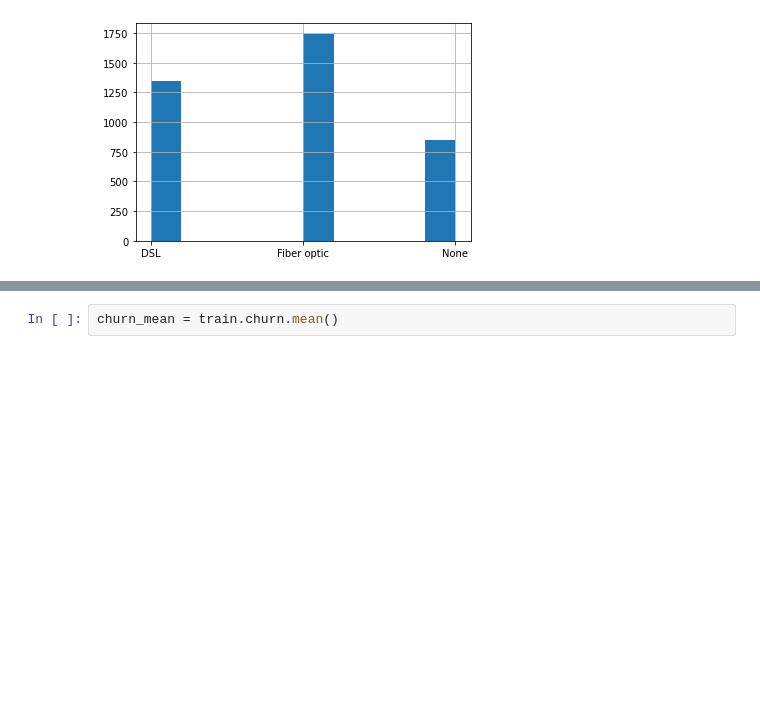
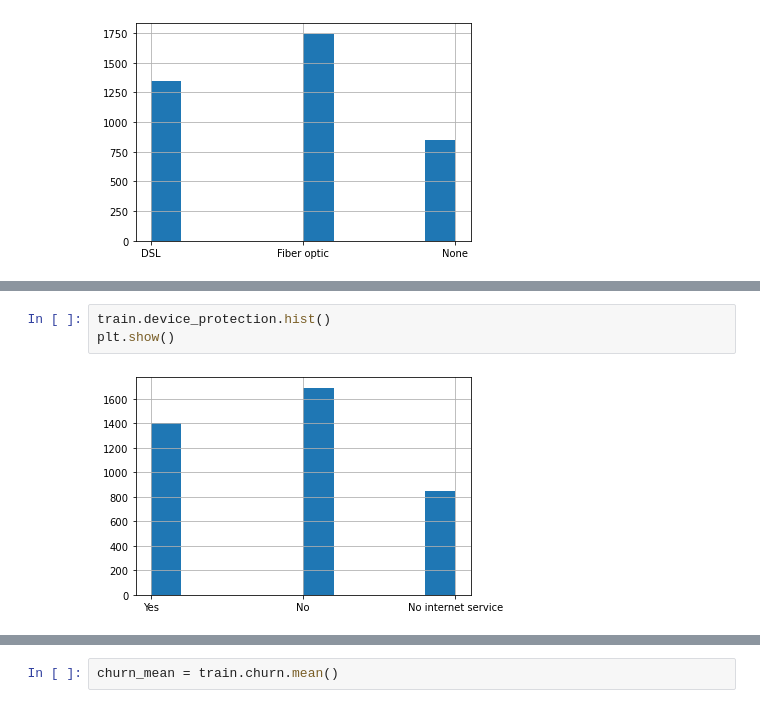
Before and after one commit to NSharick/classification-project, a Jupyter notebook: classification_project_exploration_notebook.ipynb, the cells around one changed output, grey strips where cells are left out. Saved outputs shown, nothing was run; the diff lists cells and outputs as text; blank space fills up the shorter version.

```diff
--- a/classification_project_exploration_notebook.ipynb
+++ b/classification_project_exploration_notebook.ipynb
@@ -340,0 +364,5 @@ plt.show()
+# %%
+train.device_protection.hist()
+plt.show()
+# %% [output]
+[figure, added]
```
Also changed, not shown: parts of 106 cells of this notebook, 1 other file.
